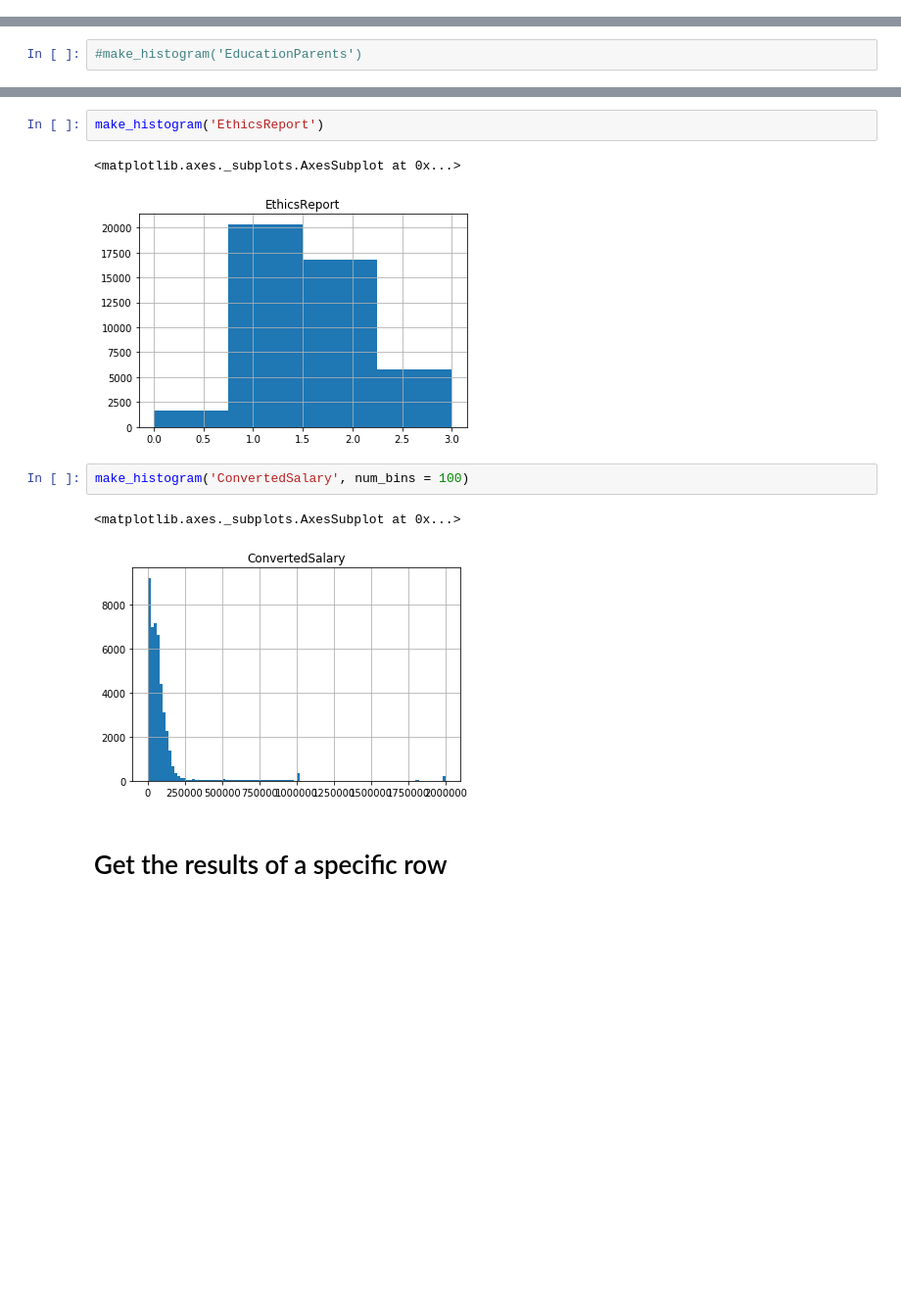
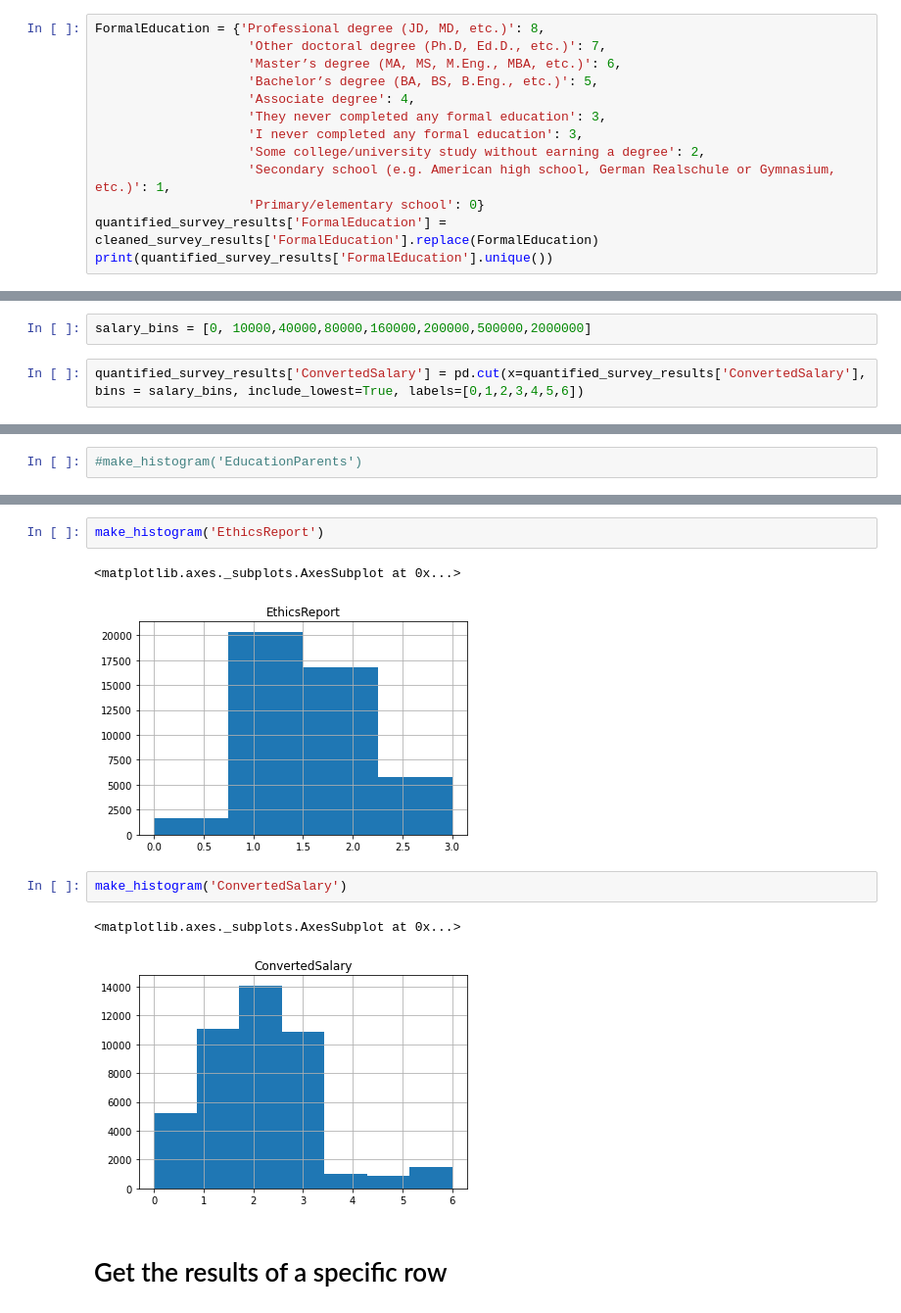
Before and after one commit to dcmesh/EECS-442-Project, a Jupyter notebook: EECS 442 - Final Project.ipynb, the cells around one changed output, grey strips where cells are left out. Shown: that part at 98% size. Saved outputs shown, nothing was run; the diff lists cells and outputs as text; blank space fills up the shorter version.

Commit message:
removed instance of parent education, binned final column data

```diff
--- a/EECS 442 - Final Project.ipynb
+++ b/EECS 442 - Final Project.ipynb
@@ -156,0 +151,13 @@ print(quantified_survey_results['FormalEducation'].unique())
+# %%
+FormalEducation = {'Professional degree (JD, MD, etc.)': 8,
+                    'Other doctoral degree (Ph.D, Ed.D., etc.)': 7,
+                    'Master’s degree (MA, MS, M.Eng., MBA, etc.)': 6,
+                    'Bachelor’s degree (BA, BS, B.Eng., etc.)': 5,
+                    'Associate degree': 4,
+                    'They never completed any formal education': 3,
+                    'I never completed any formal education': 3,
+                    'Some college/university study without earning a degree': 2,
+                    'Secondary school (e.g. American high school, German Realschule or Gymnasium, etc.)': 1,
+                    'Primary/elementary school': 0}
+quantified_survey_results['FormalEducation'] = cleaned_survey_results['FormalEducation'].replace(FormalEducation)
+print(quantified_survey_results['FormalEducation'].unique())
@@ -219,0 +237,4 @@ print(quantified_survey_results['ConvertedSalary'].unique())
+# %%
+salary_bins = [0, 10000,40000,80000,160000,200000,500000,2000000]
+# %%
+quantified_survey_results['ConvertedSalary'] = pd.cut(x=quantified_survey_results['ConvertedSalary'], bins = salary_bins, include_lowest=True, labels=[0,1,2,3,4,5,6])
@@ -247,12 +284,12 @@ make_histogram('Employment')
 make_histogram('EthicsReport')
 # %% [output]
 <matplotlib.axes._subplots.AxesSubplot at 0x...>
-[figure, old version]
+[figure, new version]
 # %%
-make_histogram('ConvertedSalary', num_bins = 100)
+make_histogram('ConvertedSalary')
 # %% [output]
 <matplotlib.axes._subplots.AxesSubplot at 0x...>
-[figure, old version]
+[figure, new version]
 # %% [markdown]
 # Get the results of a specific row
 # %%
```
Also changed, not shown: parts of 12 cells of this notebook.
